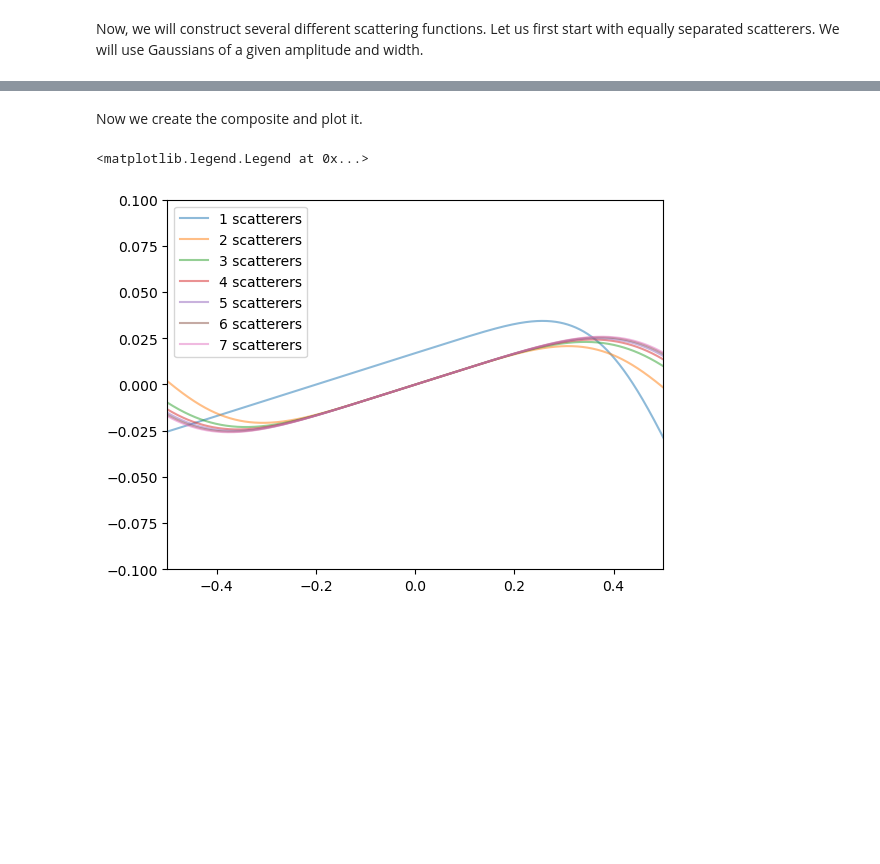
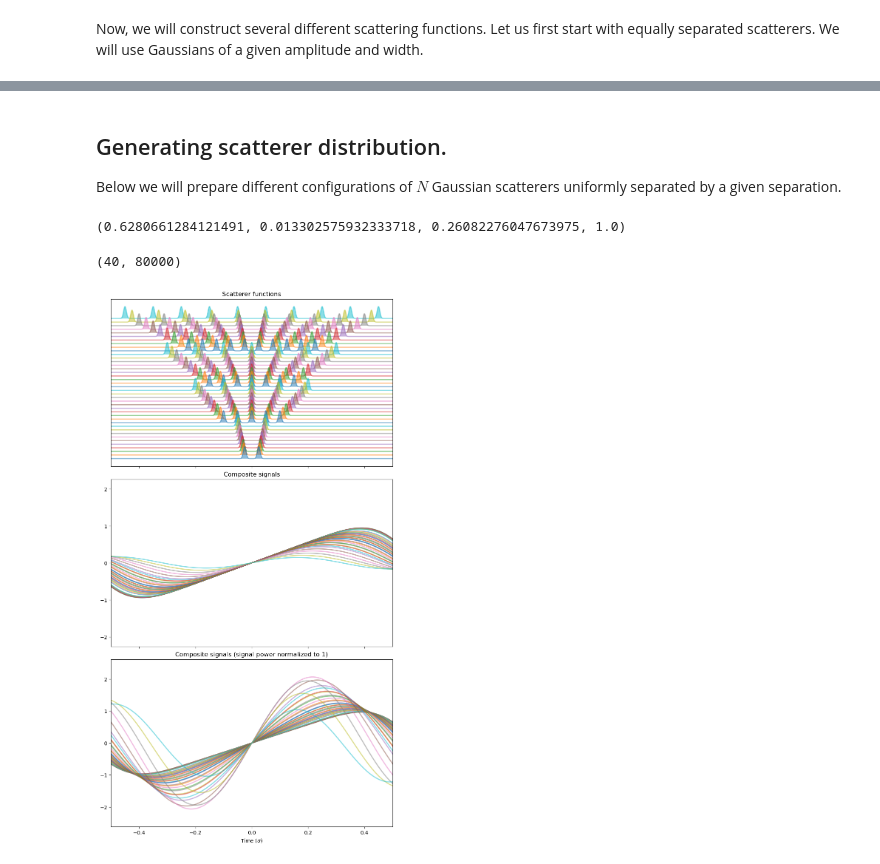
Before and after one commit to abhishekchak52/radar-ml, a Jupyter notebook: gen_signal_data.ipynb, the cells around one changed output, grey strips where cells are left out. Drawn from its saved outputs; the diff is of its cells as text; code cells hidden in the pictures; blank space fills up the shorter version.

```diff
--- a/gen_signal_data.ipynb
+++ b/gen_signal_data.ipynb
@@ -479,7 +317,9 @@ def scatter_fn(tlist, num_scatterers, amps, locs, widths):
     locs: locations of the Gaussians
     widths: widths of the Gaussians
     """
-    assert len(amps) == len(locs) == len(widths) == num_scatterers, "Mismatch in number of parameters and scatterers"
+    assert (
+        len(amps) == len(locs) == len(widths) == num_scatterers
+    ), "Mismatch in number of parameters and scatterers"
 
     result = np.zeros_like(tlist)
     for i in range(num_scatterers):
@@ -501,2 +328,0 @@ ax.legend([f'{i} scatterers' for i in range(1, 8)])
-# %% [markdown]
-Now we create the composite and plot it.
@@ -505,12 +329,60 @@ composite = np.asarray([signal.convolve(normed_F_SO, scatterer_equal, mode='same
-# %%
-# composite = signal.convolve(normed_F_SO, scatter_equal, mode='same') / sum(scatter_equal)
-plt.plot(t, composite.T, alpha=0.5)
-plt.xlim(-0.5,0.5)
-# plt.xlim(-2,2)
-# plt.yscale('log')
-plt.ylim(-0.1, 0.1)
-# plt.ylim(-0.005, 0.005)
-plt.legend([f'{i} scatterers' for i in range(1, 8)])
-# %% [output]
-<matplotlib.legend.Legend at 0x...>
-[figure, removed]
+# %% [markdown]
+## Generating scatterer distribution.
+Below we will prepare different configurations of $N$ Gaussian scatterers uniformly separated by a given separation.
+# %%
+cmap = mpl.colormaps["Spectral"]
+cmap(1)
+# %% [output]
+(0.6280661284121491, 0.013302575932333718, 0.26082276047673975, 1.0)
+# %%
+num_scatterer_list = [2, 5, 7, 10]
+scatterer_sep_list = np.linspace(5e-2, 0.1, 10)
+scatter_equal = np.vstack(
+    [
+        [
+            scatter_fn(
+                t,
+                ns,
+                np.ones(ns),
+                np.linspace(-0.5 * sep * (ns - 1), 0.5 * sep * (ns - 1), ns),
+                5e-3 * np.ones(ns),
+            )
+            for sep in scatterer_sep_list
+        ]
+        for ns in num_scatterer_list
+    ]
+)
+# Create the return signals
+composites = np.asarray(
+    [
+        signal.convolve(normed_super_function, scatterer_equal, mode="same")
+        / sum(scatterer_equal)
+        for scatterer_equal in scatter_equal
+    ]
+)
+normed_composites = np.asarray([normpower2one(t, comp) for comp in composites])
+# scatter_equal = normpower2one(t, scatter_equal)
+fig, ax = plt.subplots(3, 1, figsize=(8, 15), sharex=True, layout="constrained")
+for i, scatter_dist in enumerate(scatter_equal):
+    ypos = 0.3 * i
+    ax[0].plot(t, scatter_dist + ypos, alpha=0.5, lw=2, zorder=-i)
+    ax[0].fill_between(t, scatter_dist + ypos, ypos, alpha=0.5, zorder=-i)
+# ax.plot(t, scatter_equal.T)
+plot_limits = np.asarray([-1, 1])*(np.max(num_scatterer_list))*np.max(scatterer_sep_list)*0.5
+ax[0].set(
+    xlim=plot_limits,
+    title="Scatterer functions",
+    # xlabel=r"Time ($\sigma$)",
+    # ylim=(-0.5, 1.5),
+)
+ax[0].yaxis.set_visible(False)
+ax[1].plot(t, composites.T, alpha=0.5, lw=2)
+ax[1].set(title="Composite signals")
+ax[2].plot(t, normed_composites.T, alpha=0.5, lw=2)
+ax[2].set(title="Composite signals (signal power normalized to 1)", xlabel=r"Time ($\sigma$)")
+scatter_equal.shape
+
+# ax.legend([f"{i} scatterers" for i in num_scatterer_list])
+# %% [output]
+(40, 80000)
+[figure, added]
```
Also changed, not shown: parts of 30 cells of this notebook.
